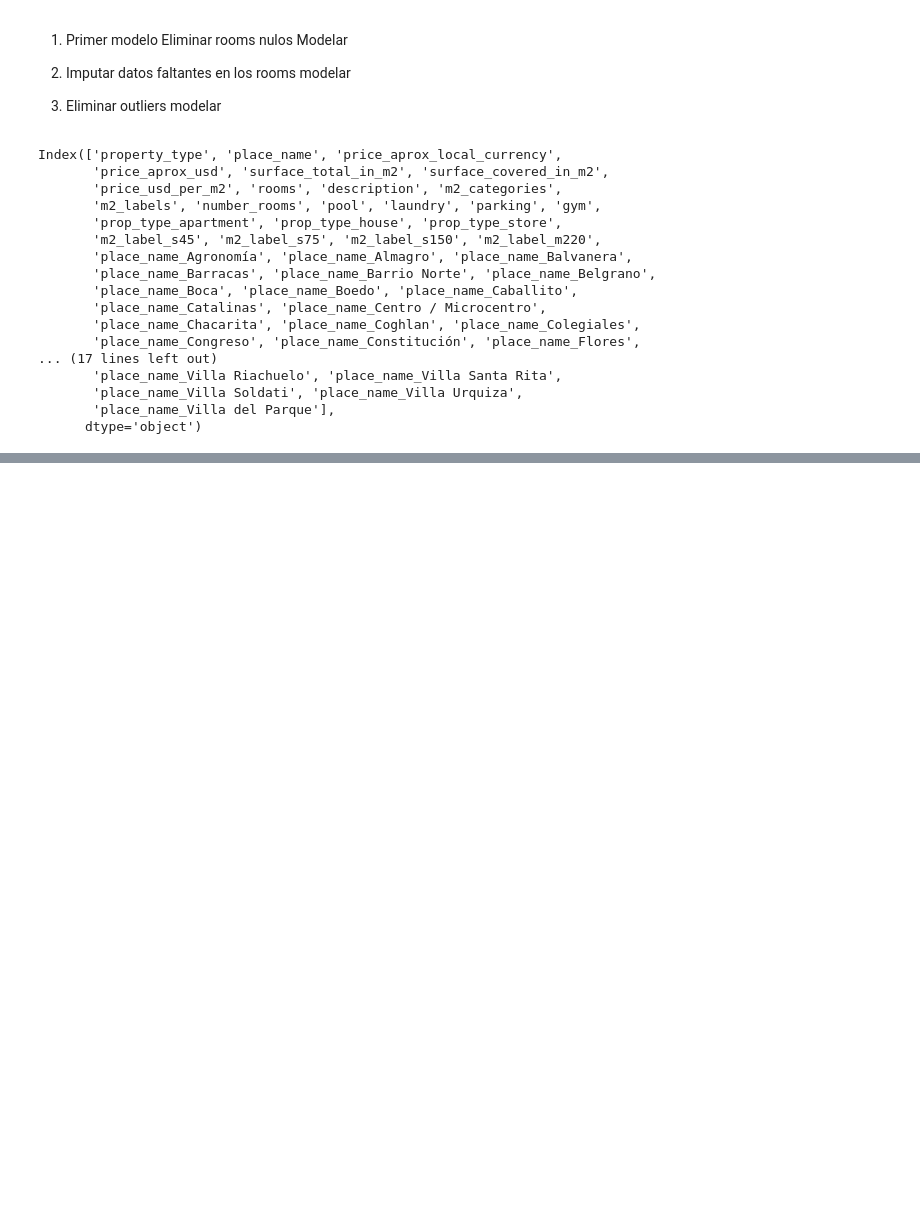
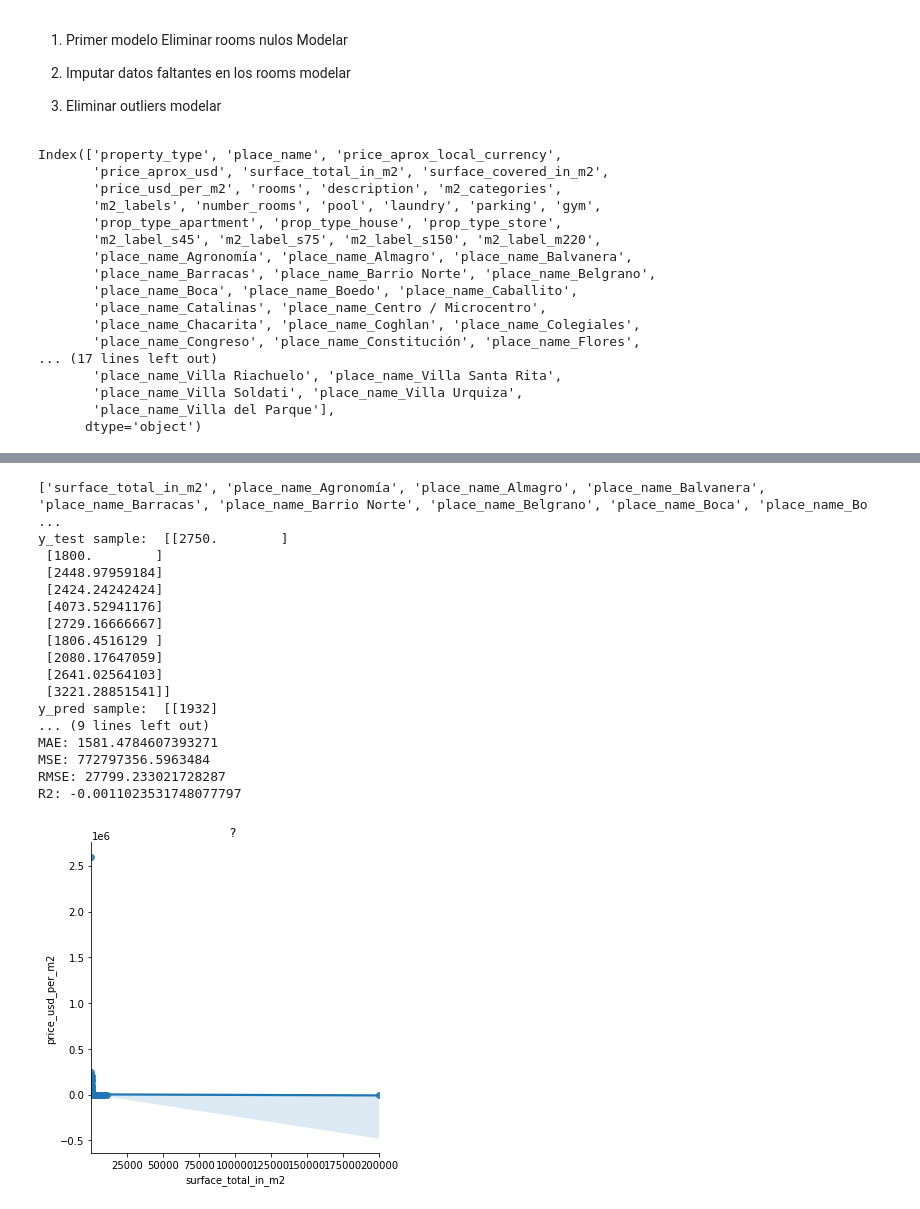
Before and after one commit to nachommm/Desafio2, a Jupyter notebook: desafio2-machine.learning.ipynb, the cells around one changed output, grey strips where cells are left out. Saved outputs shown, nothing was run; the diff lists cells and outputs as text; code cells hidden in the pictures; blank space fills up the shorter version.

```diff
--- a/desafio2-machine.learning.ipynb
+++ b/desafio2-machine.learning.ipynb
@@ -873,0 +879,54 @@ R2: -0.009858187219226267
+# %%
+feature_cols = ['surface_total_in_m2', 'place_name_Agronomía', 'place_name_Almagro', 'place_name_Balvanera', 'place_name_Barracas',
+                'place_name_Barrio Norte', 'place_name_Belgrano', 'place_name_Boca', 'place_name_Boedo', 'place_name_Caballito',
+       'place_name_Catalinas', 'place_name_Centro / Microcentro',
+       'place_name_Chacarita', 'place_name_Coghlan', 'place_name_Colegiales',
+       'place_name_Congreso', 'place_name_Constitución', 'place_name_Flores',
+       'place_name_Floresta', 'place_name_Las Cañitas', 'place_name_Liniers',
+       'place_name_Mataderos', 'place_name_Monserrat',
+       'place_name_Monte Castro', 'place_name_Nuñez', 'place_name_Once',
+       'place_name_Palermo', 'place_name_Palermo Chico',
+       'place_name_Palermo Hollywood', 'place_name_Palermo Soho',
+       'place_name_Palermo Viejo', 'place_name_Parque Avellaneda',
+       'place_name_Parque Centenario', 'place_name_Parque Chacabuco',
+       'place_name_Parque Chas', 'place_name_Parque Patricios',
+       'place_name_Paternal', 'place_name_Pompeya', 'place_name_Puerto Madero',
+       'place_name_Recoleta', 'place_name_Retiro', 'place_name_Saavedra',
+       'place_name_San Cristobal', 'place_name_San Nicolás',
+       'place_name_San Telmo', 'place_name_Tribunales',
+       'place_name_Velez Sarsfield', 'place_name_Versalles',
+       'place_name_Villa Crespo', 'place_name_Villa Devoto',
+       'place_name_Villa General Mitre', 'place_name_Villa Lugano',
+       'place_name_Villa Luro', 'place_name_Villa Ortuzar',
+       'place_name_Villa Pueyrredón', 'place_name_Villa Real',
+       'place_name_Villa Riachuelo', 'place_name_Villa Santa Rita',
+       'place_name_Villa Soldati', 'place_name_Villa Urquiza',
+       'place_name_Villa del Parque']
+target = ['price_usd_per_m2']
+
+train_test_error(feature_cols, target)
+
+# Incluir grafico.!!
+
+sns.lmplot(x="surface_total_in_m2", y="price_usd_per_m2", data=data_caba_clean)
+plt.title("? ")
+plt.show()
+# %% [output]
+['surface_total_in_m2', 'place_name_Agronomía', 'place_name_Almagro', 'place_name_Balvanera', 'place_name_Barracas', 'place_name_Barrio Norte', 'place_name_Belgrano', 'place_name_Boca', 'place_name_Bo ...
+y_test sample:  [[2750.        ]
+ [1800.        ]
+ [2448.97959184]
+ [2424.24242424]
+ [4073.52941176]
+ [2729.16666667]
+ [1806.4516129 ]
+ [2080.17647059]
+ [2641.02564103]
+ [3221.28851541]]
+y_pred sample:  [[1932]
+... (9 lines left out)
+MAE: 1581.4784607393271
+MSE: 772797356.5963484
+RMSE: 27799.233021728287
+R2: -0.0011023531748077797
+[figure, added]
```
Also changed, not shown: parts of 7 cells of this notebook.
